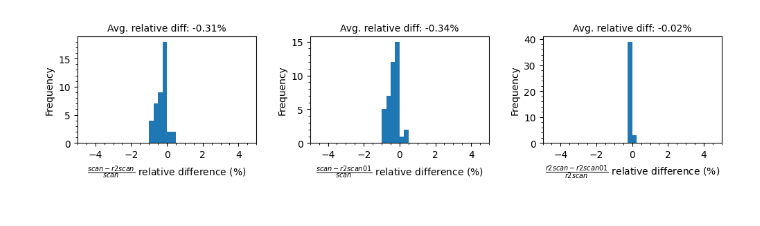
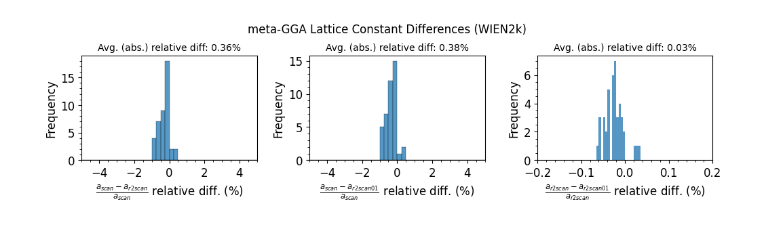
Before and after one commit to t-reents/acwf-verification-scripts, a Jupyter notebook: 5-analyses-v2/meta-GGA-prep/analyze_meta_gga.ipynb, the cells around one changed output. Drawn from its saved outputs; the diff is of its cells as text; code cells hidden in the pictures.

```diff
--- a/5-analyses-v2/meta-GGA-prep/analyze_meta_gga.ipynb
+++ b/5-analyses-v2/meta-GGA-prep/analyze_meta_gga.ipynb
@@ -6,5 +8,5 @@ import numpy as np
 # %%
-fs = 10
+fs = 12
 plt.rcParams.update({
     'xtick.labelsize': fs,
     'ytick.labelsize': fs,
@@ -39,0 +17,19 @@ data
+# %%
+wien2k_data = pd.read_csv('/Users/treents/project/aiida-cwf/data/meta-GGA/WIEN2k/summary_pbe_scan_r2scan_r2scan01-2missing.txt', sep='\s+', header=1)
+wien2k_data.columns = ['element', 'pbe', 'scan', 'r2scan', 'r2scan01']
+wien2k_data = wien2k_data.set_index('element')
+
+with open('/Users/treents/project/aiida-cwf/data/meta-GGA/FHI-aims/R2SCAN.json', 'r') as f:
+    fhi_aims_r2scan = json.load(f)
+
+with open('/Users/treents/project/aiida-cwf/data/meta-GGA/FHI-aims/R2SCAN01.json', 'r') as f:
+    fhi_aims_r2scan01 = json.load(f)
+
+with open('/Users/treents/project/aiida-cwf/data/meta-GGA/FHI-aims/rt_rscan01-fhi-aims.json', 'r') as f:
+    fhi_aims_r2scan01_v2 = json.load(f)
+
+fhi_aims_volumes = {
+    'r2scan': {k: v['min_volume'] for k, v in fhi_aims_r2scan['BM_fit_data'].items()},
+    'r2scan01': {k: v['min_volume'] for k, v in fhi_aims_r2scan01['BM_fit_data'].items()},
+    'r2scan01_v2': {k: v['min_volume'] for k, v in fhi_aims_r2scan01_v2['BM_fit_data'].items()}
+}
@@ -40,23 +70,29 @@ data
 # %%
-diff_labels = list(combinations(data.drop('pbe', axis=1).columns, 2))
+diff_labels = list(combinations(wien2k_data.drop('pbe', axis=1).columns, 2))
 
 # Create subplots for relative differences
 fig, axes = plt.subplots(nrows=len(diff_labels)//3, ncols=3, figsize=(12, 2.5*len(diff_labels)//3))
 plt.subplots_adjust(hspace=0.45, wspace=0.3)
 
 # Plot each column in a separate subplot
 for ax, labs in zip(axes.flatten(), diff_labels):
-    relative_diff = (data[labs[0]] - data[labs[1]]) / data[labs[0]] * 100
-    ax.hist(relative_diff, bins=np.arange(-10, 10, 0.25))
+    relative_diff = (wien2k_data[labs[0]] - wien2k_data[labs[1]]) / wien2k_data[labs[0]] * 100
+    bins = np.arange(-10, 10, 0.25)
+    if 'r2scan' in labs and 'r2scan01' in labs:
+        bins = np.arange(-5, 5, 0.005)
+    sns.histplot(relative_diff, bins=bins, ax=ax)
     # ax.set_title(f'Relative Difference of {col}')
-    ax.set_xlabel(f'$\\frac{{{labs[0]} - {labs[1]}}}{{{labs[0]}}}$ relative difference (%)')
+    ax.set_xlabel(f'$\\frac{{a_{{{labs[0]}}} - a_{{{labs[1]}}}}}{{a_{{{labs[0]}}}}}$ relative diff. (%)')
     ax.yaxis.get_major_locator().set_params(integer=True, nbins=5)
     ax.minorticks_on()
     ax.set_ylabel('Frequency')
     ax.set_xlim(-5, 5)
-    ax.set_title(f'Avg. relative diff: {relative_diff.mean():.2f}%')
+    if 'r2scan' in labs and 'r2scan01' in labs:
+        ax.set_xlim(-.2, .2)
+    ax.set_title(f'Avg. (abs.) relative diff: {relative_diff.abs().mean():.2f}%', fontsize=10)
 
 # plt.tight_layout()
+plt.suptitle('meta-GGA Lattice Constant Differences (WIEN2k)', y=1.12)
 plt.savefig('meta_gga_a0_diff.png', bbox_inches='tight')
 # %% [output]
-[figure, old version]
+[figure, new version]
```
Also changed, not shown: parts of 10 cells of this notebook, 2 other files.
